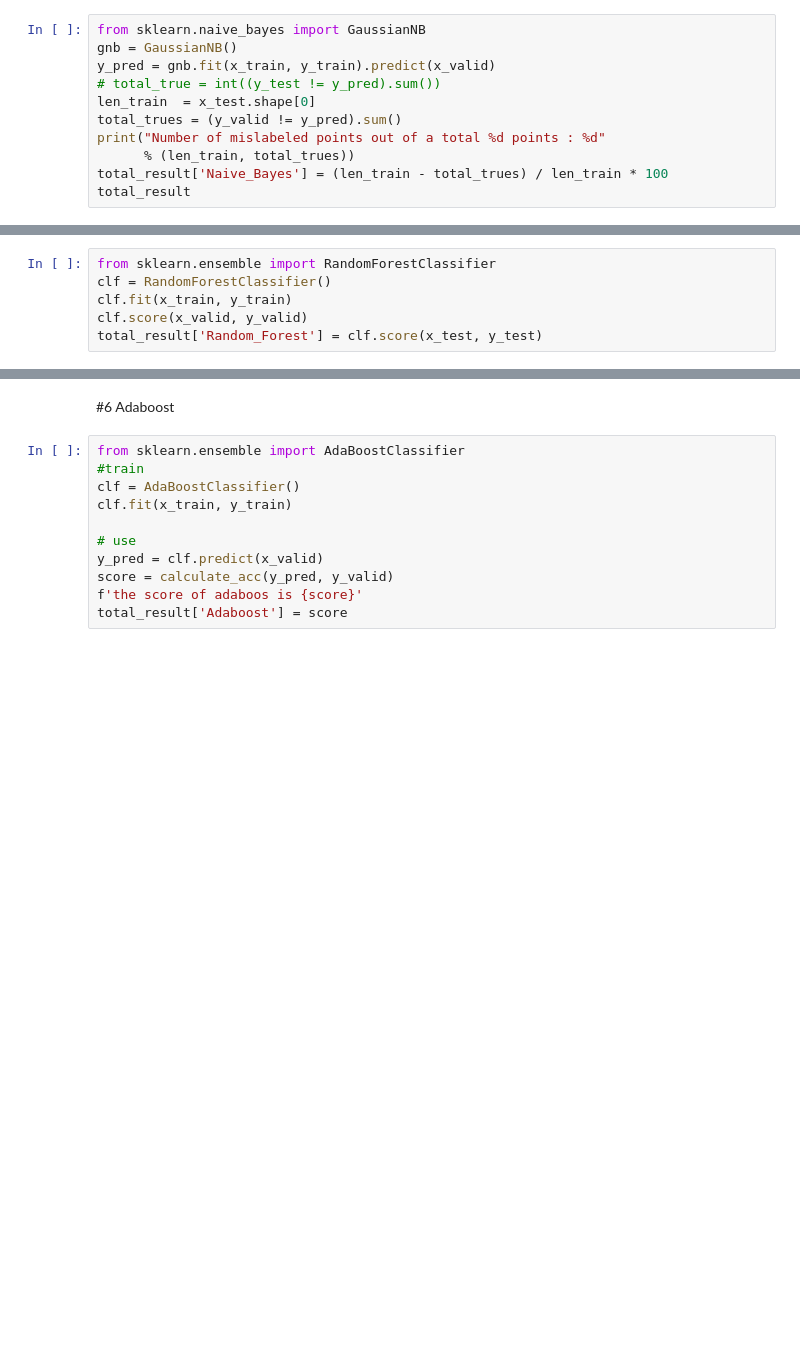
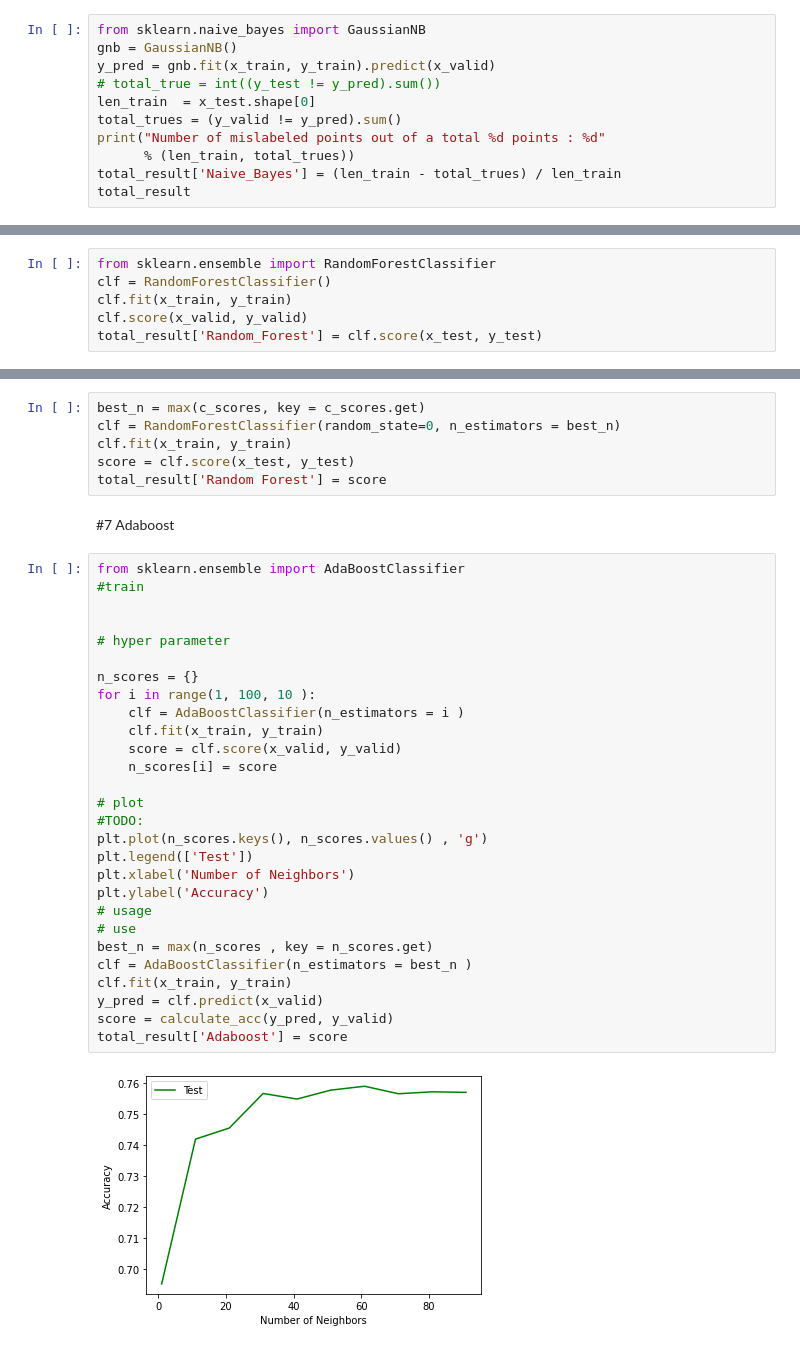
Before and after one commit to ruhollahmozafari/smokers-prediction, a Jupyter notebook: classification.ipynb, the cells around one changed output, grey strips where cells are left out. Cells and saved outputs as stored; diff of their text form; blank space fills up the shorter version.

```diff
--- a/classification.ipynb
+++ b/classification.ipynb
@@ -204,7 +203,7 @@ len_train  = x_test.shape[0]
 total_trues = (y_valid != y_pred).sum()
 print("Number of mislabeled points out of a total %d points : %d"
       % (len_train, total_trues))
-total_result['Naive_Bayes'] = (len_train - total_trues) / len_train * 100
+total_result['Naive_Bayes'] = (len_train - total_trues) / len_train
 total_result
 # %% [output]
 Number of mislabeled points out of a total 11139 points : 3318
@@ -237,14 +247,39 @@ ValueError: The truth value of an array with more than one element is ambiguous.
+# %%
+best_n = max(c_scores, key = c_scores.get)
+clf = RandomForestClassifier(random_state=0, n_estimators = best_n)
+clf.fit(x_train, y_train)
+score = clf.score(x_test, y_test)
+total_result['Random Forest'] = score
 # %% [markdown]
-#6 Adaboost
+#7 Adaboost
-# %%
-from sklearn.ensemble import AdaBoostClassifier
-#train
-clf = AdaBoostClassifier()
-clf.fit(x_train, y_train)
-
-# use
-y_pred = clf.predict(x_valid)
-score = calculate_acc(y_pred, y_valid)
-f'the score of adaboos is {score}'
-total_result['Adaboost'] = score
+# %%
+from sklearn.ensemble import AdaBoostClassifier
+#train
+
+
+# hyper parameter
+
+n_scores = {}
+for i in range(1, 100, 10 ):
+    clf = AdaBoostClassifier(n_estimators = i )
+    clf.fit(x_train, y_train)
+    score = clf.score(x_valid, y_valid)
+    n_scores[i] = score
+
+# plot
+#TODO:
+plt.plot(n_scores.keys(), n_scores.values() , 'g')
+plt.legend(['Test'])
+plt.xlabel('Number of Neighbors')
+plt.ylabel('Accuracy')
+# usage
+# use
+best_n = max(n_scores , key = n_scores.get)
+clf = AdaBoostClassifier(n_estimators = best_n )
+clf.fit(x_train, y_train)
+y_pred = clf.predict(x_valid)
+score = calculate_acc(y_pred, y_valid)
+total_result['Adaboost'] = score
+# %% [output]
+[figure, added]
 # %% [markdown]
```
Also changed, not shown: parts of 18 cells of this notebook.
